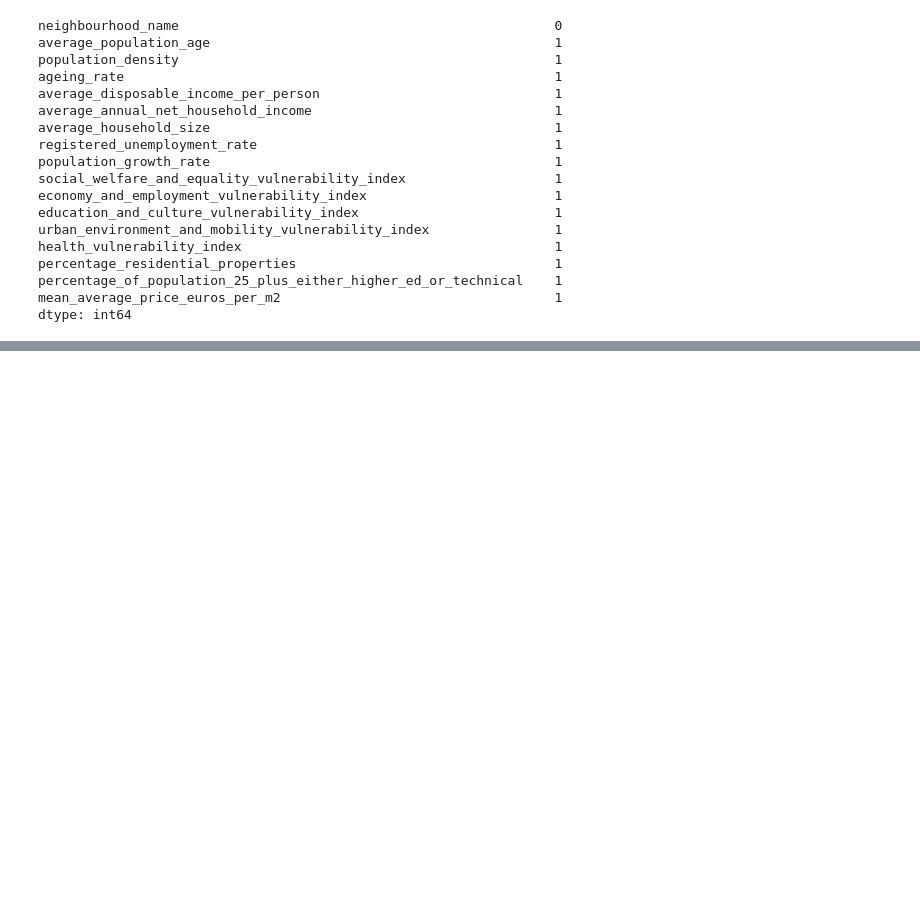
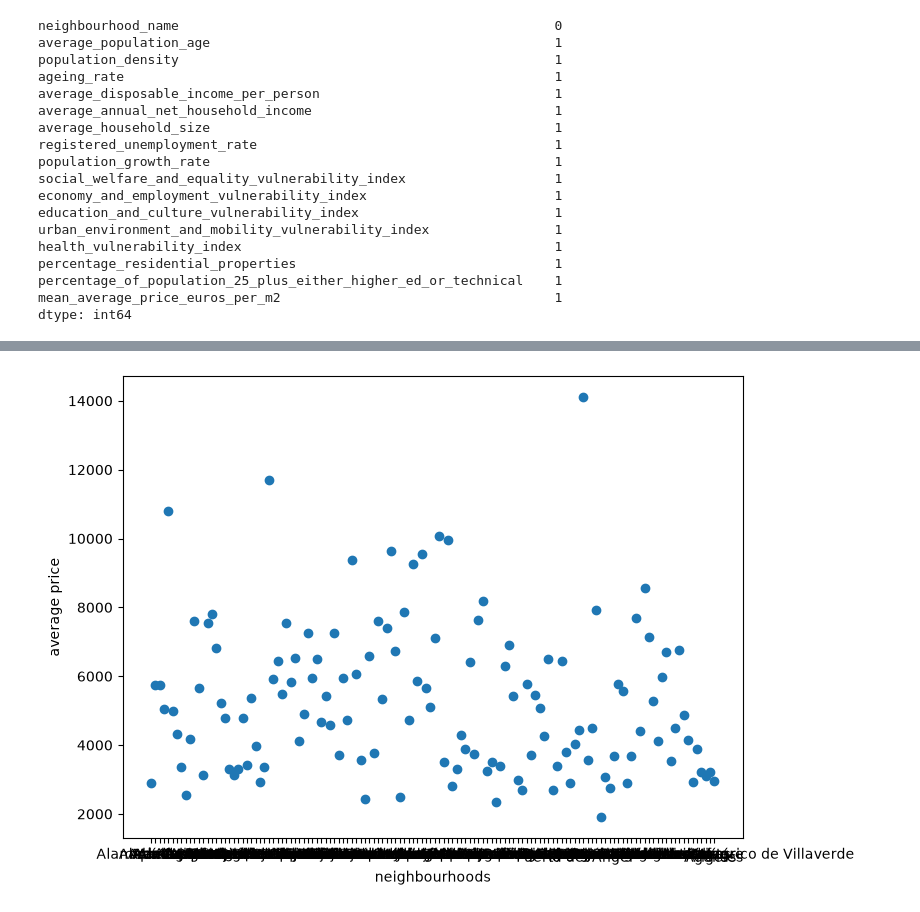
Before and after one commit to CharlieSm49/madrid-housing-ml, a Jupyter notebook: notebooks/03_merge_datasets.ipynb, the cells around one changed output, grey strips where cells are left out. Drawn from its saved outputs; the diff is of its cells as text; code cells hidden in the pictures; blank space fills up the shorter version.

```diff
--- a/notebooks/03_merge_datasets.ipynb
+++ b/notebooks/03_merge_datasets.ipynb
@@ -129,0 +258,10 @@ checking_madrid_2025.iloc[checking_madrid_2025[(checking_madrid_2025.isnull().su
+# %%
+
+plt.figure(figsize=(8,6))
+plt.scatter(df["neighbourhood_name"],df["mean_average_price_euros_per_m2"])
+plt.title("")
+plt.xlabel("neighbourhoods")
+plt.ylabel("average price")
+plt.show()
+# %% [output]
+[figure, added]
```
Also changed, not shown: parts of 36 cells of this notebook.
